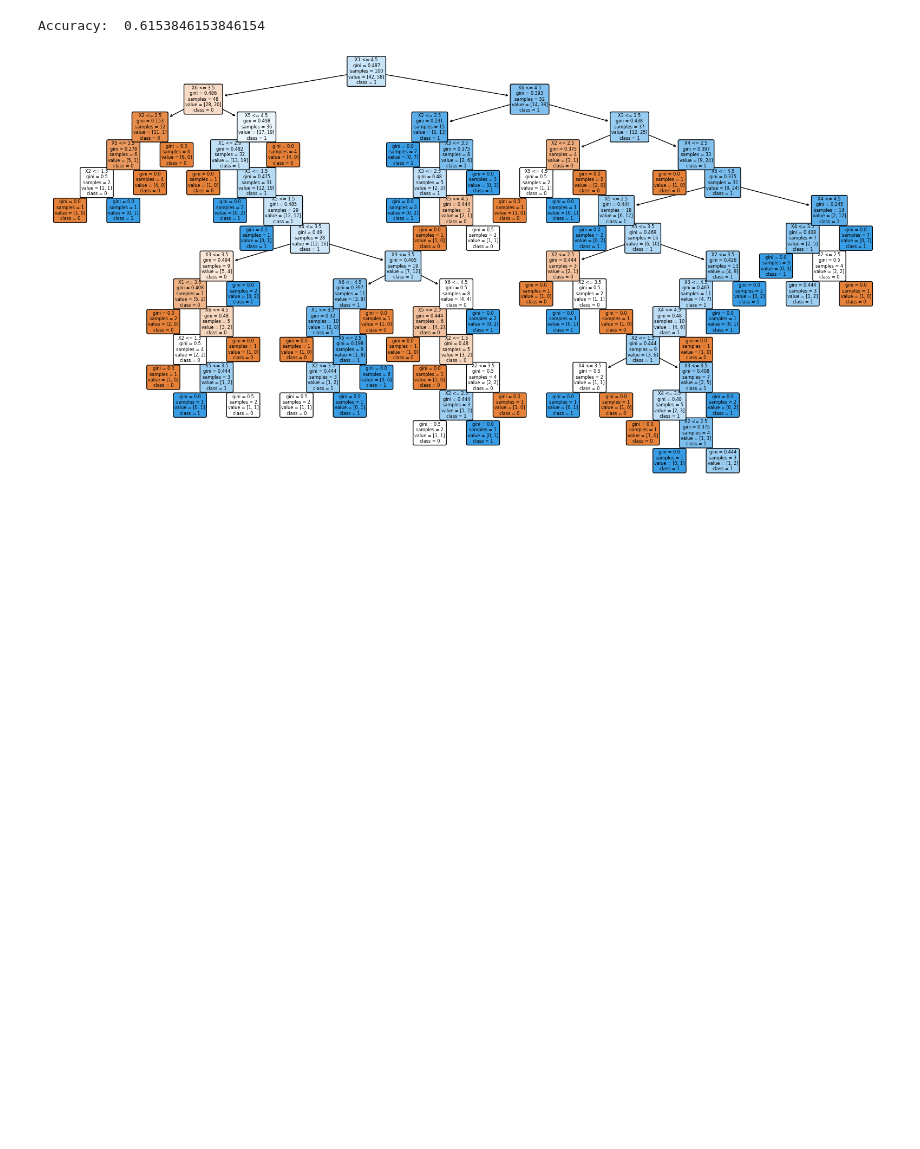
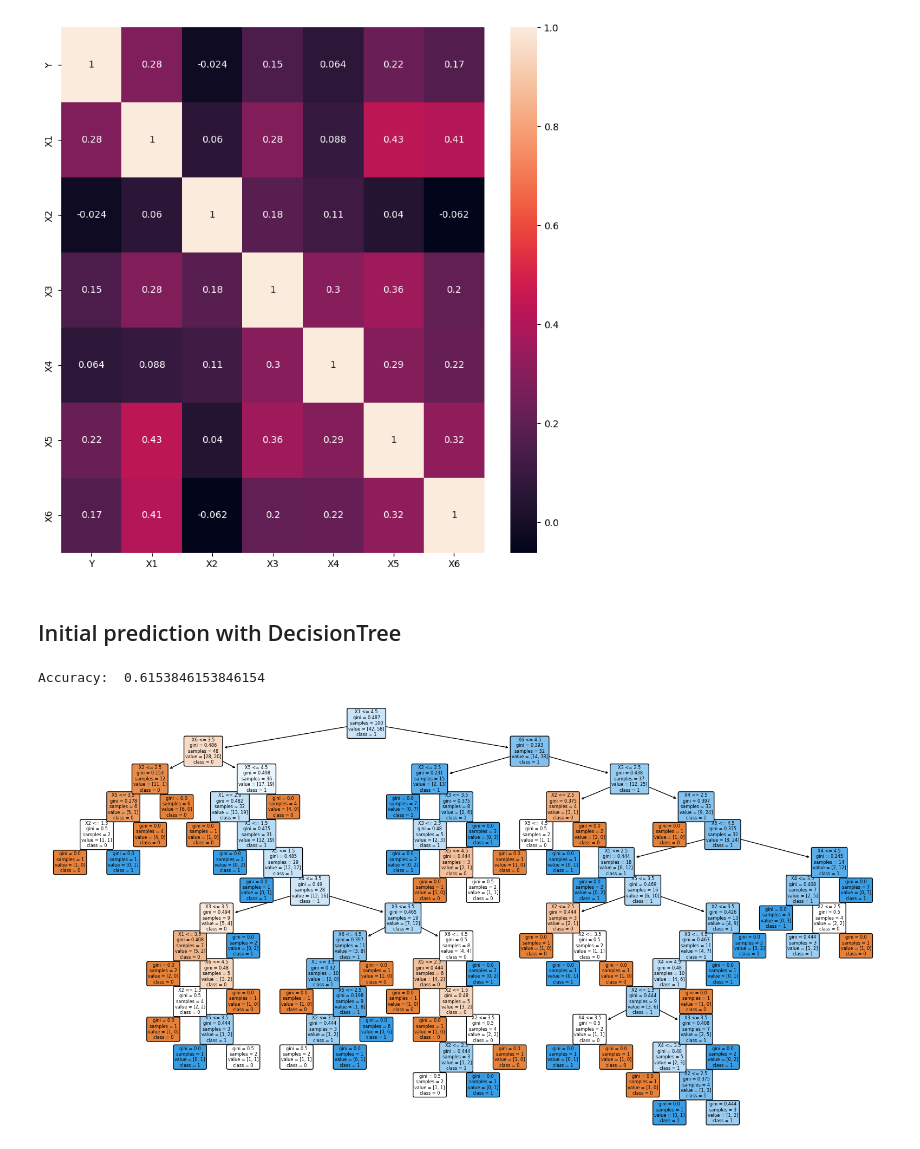
Before and after one commit to lfunderburk/paG4alzLemjWh6Sq, a Jupyter notebook: notebooks/exploration.ipynb, the cells around one changed output. Drawn from its saved outputs; the diff is of its cells as text; code cells hidden in the pictures; blank space fills up the shorter version.

```diff
--- a/notebooks/exploration.ipynb
+++ b/notebooks/exploration.ipynb
@@ -19,3 +170,13 @@ df = pd.read_csv(os.path.join(os.getcwd(), os.pardir, 'data', 'raw', 'ACME-Happi
+# %%
+# Correlation matrix
+corr = df.corr()
+fig, ax = plt.subplots(figsize=(10, 10))
+sns.heatmap(corr, annot=True, ax=ax)
+plt.show()
+# %% [output]
+[figure, added]
+# %% [markdown]
+## Initial prediction with DecisionTree
 # %%
 # Build a decision tree that predicts Y based on X1, X2, X3, X4, X5, X6
 y = df['Y']
```
Also changed, not shown: parts of 24 cells of this notebook.
